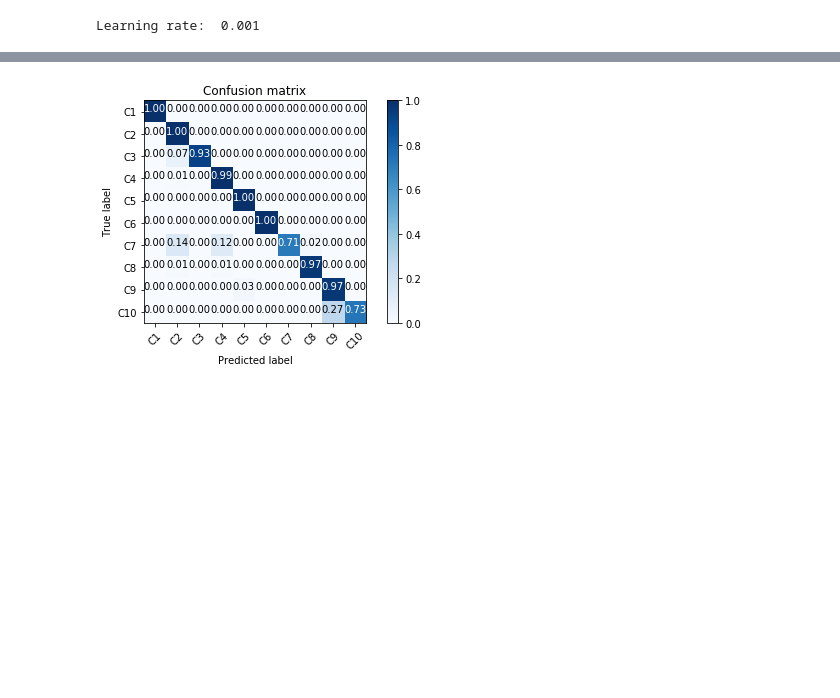
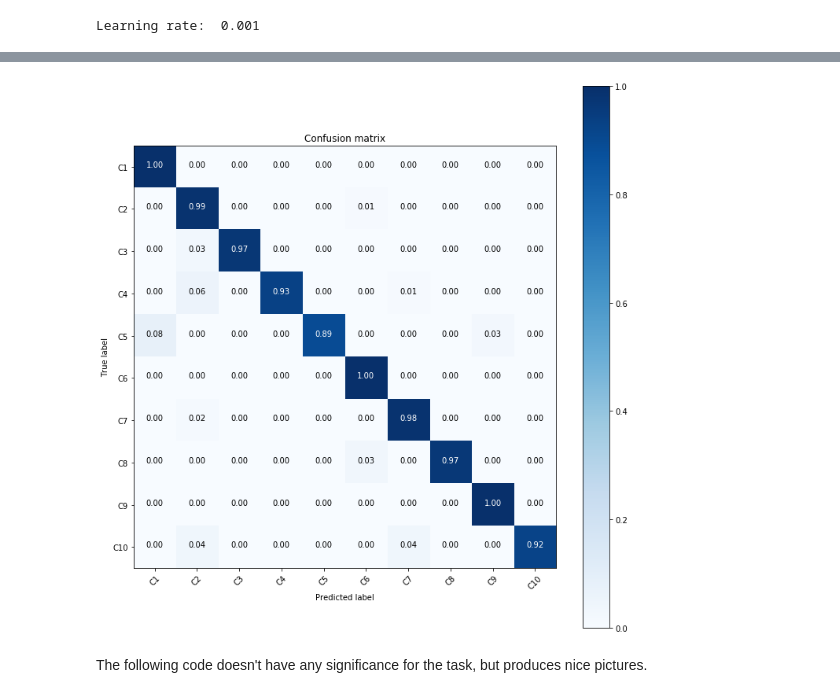
Before and after one commit to empathy87/nn-grocery-shelves, a Jupyter notebook: Step 2 - Brands Recognition with CNN.ipynb, the cells around one changed output, grey strips where cells are left out. Cells and saved outputs as stored; diff of their text form; code cells hidden in the pictures; blank space fills up the shorter version.

```diff
--- a/Step 2 - Brands Recognition with CNN.ipynb
+++ b/Step 2 - Brands Recognition with CNN.ipynb
@@ -249,8 +235,9 @@ datagen = ImageDataGenerator(
     vertical_flip=False)  # randomly flip images
 datagen.fit(x_train)
 # %%
+# let's run training process, 20 epochs is enough
 batch_size = 50
-epochs = 50
+epochs = 20
 model.fit_generator(datagen.flow(x_train, y_train, batch_size=batch_size),
                     validation_data=(x_validation, y_validation),
                     epochs=epochs, verbose=1, workers=4, callbacks=[LearningRateScheduler(lr_schedule)])
@@ -304,7 +296,11 @@ y_validation_cls = np.argmax(y_validation, axis=1)
 y_validation_predict = model.predict(x_validation)
 y_validation_predict_cls = np.argmax(y_validation_predict, axis=1)
 # %%
+fig = plt.gcf()
+fig.set_size_inches(10, 10)
 cnf_matrix = confusion_matrix(y_validation_cls, y_validation_predict_cls)
 plot_confusion_matrix(cnf_matrix, [f'C{i+1}' for i in range(10)], title='Confusion matrix', normalize=True)
 # %% [output]
-[figure, old version]
+[figure, new version]
+# %% [markdown]
+The following code doesn't have any significance for the task, but produces nice pictures.
```
Also changed, not shown: parts of 17 cells of this notebook, 1 other file.
